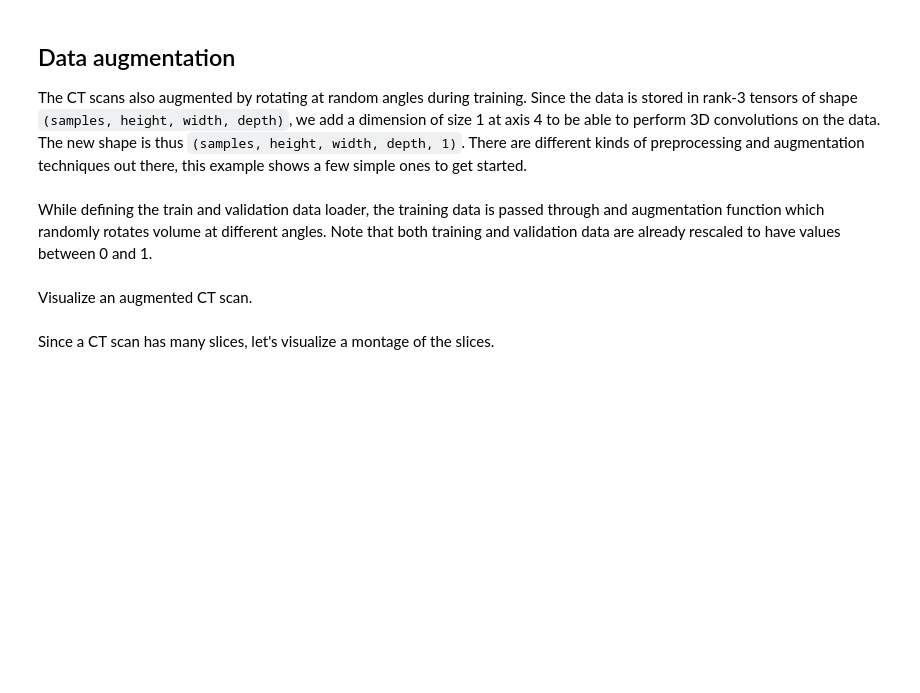
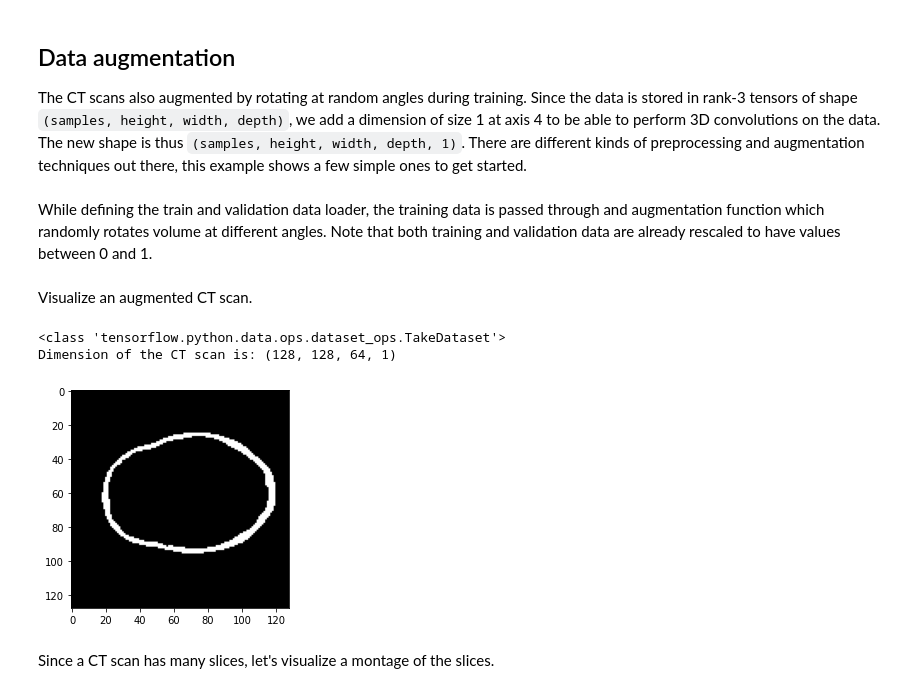
Before and after one commit to JonathanKeav/autoimplant-project, a Jupyter notebook: 3D_implant-generation-skull.ipynb, the cells around one changed output. Drawn from its saved outputs; the diff is of its cells as text; code cells hidden in the pictures; blank space fills up the shorter version.

```diff
--- a/3D_implant-generation-skull.ipynb
+++ b/3D_implant-generation-skull.ipynb
@@ -286,14 +161,16 @@ def define_data_loaders(batch_size):
 # %% [markdown]
 Visualize an augmented CT scan.
 # %%
-def visualize_augmented_ct_scan(data):
-    images, labels = list(data)[0]
-    images = images.numpy()
-    image = images[0]
-    print("Dimension of the CT scan is:", image.shape)
-    plt.imshow(np.squeeze(image[:, :,30]), cmap="gray")
-    #plt.imshow(np.squeeze(image[:, :,40]), cmap="gray")
-    #plt.imshow(np.squeeze(image[:, :,50]), cmap="gray")
-    #plt.imshow(np.squeeze(image[:, :,60]), cmap="gray")
+UtilVisualise.plot_slice(train_dataset.take(1))
+#UtilVisualise.plot_slice(x_train)
+# images, labels = list(train_dataset.take(1))[0]
+# images = images.numpy()
+# image = images[0]
+# print("Dimension of the CT scan is:", image.shape)
+# plt.imshow(np.squeeze(image[:, :,30]), cmap="gray")
+# %% [output]
+<class 'tensorflow.python.data.ops.dataset_ops.TakeDataset'>
+Dimension of the CT scan is: (128, 128, 64, 1)
+[figure, added]
 # %% [markdown]
 Since a CT scan has many slices, let's visualize a montage of the slices.
```
Also changed, not shown: parts of 40 cells of this notebook, 6 other files.
